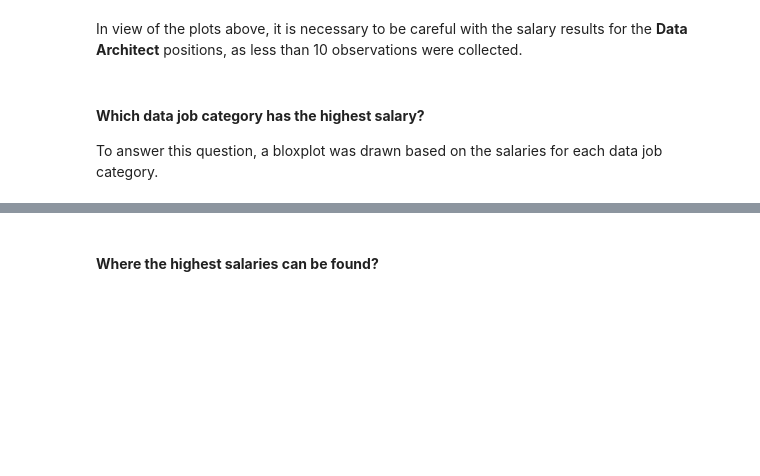
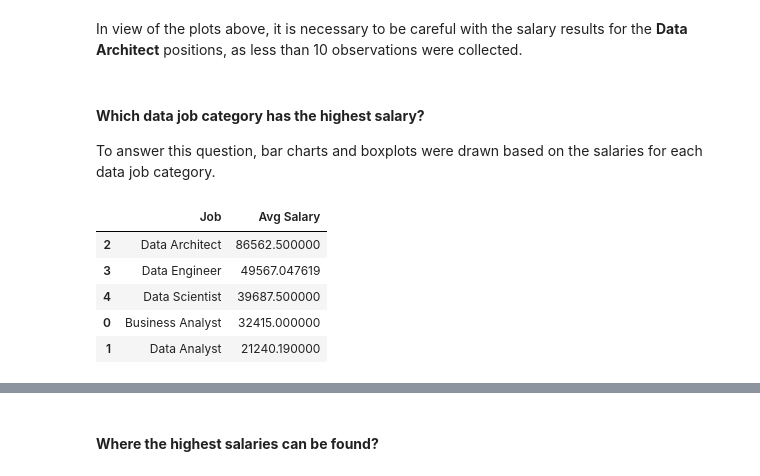
Before and after one commit to DanielEduardoLopez/DataJobs-MX2023, a Jupyter notebook: 2_DataJobsMX2023_DataAnalysis.ipynb, the cells around one changed output, grey strips where cells are left out. Saved outputs shown, nothing was run; the diff lists cells and outputs as text; code cells hidden in the pictures; blank space fills up the shorter version.

Commit message:
Added bar charts for analyzing average salaries for each data job category

```diff
--- a/2_DataJobsMX2023_DataAnalysis.ipynb
+++ b/2_DataJobsMX2023_DataAnalysis.ipynb
@@ -1554,4 +1565,18 @@ In view of the plots above, it is necessary to be careful with the salary result
 # %% [markdown]
 #### **Which data job category has the highest salary?**
 
-To answer this question, a bloxplot was drawn based on the salaries for each data job category.
+To answer this question, bar charts and boxplots were drawn based on the salaries for each data job category.
+# %%
+# Dataframe with the Avg Monthly Salary per Data Job Category
+salary_per_job_df = (salary_df.groupby('Job')[['Avg Salary']].mean()
+                     .reset_index()
+                     .sort_values('Avg Salary', ascending = False)
+                    )
+salary_per_job_df.head()
+# %% [output]
+|  | Job | Avg Salary |
+| 2 | Data Architect | 86562.500000 |
+| 3 | Data Engineer | 49567.047619 |
+| 4 | Data Scientist | 39687.500000 |
+| 0 | Business Analyst | 32415.000000 |
+| 1 | Data Analyst | 21240.190000 |
```
Also changed, not shown: parts of 7 cells of this notebook.
